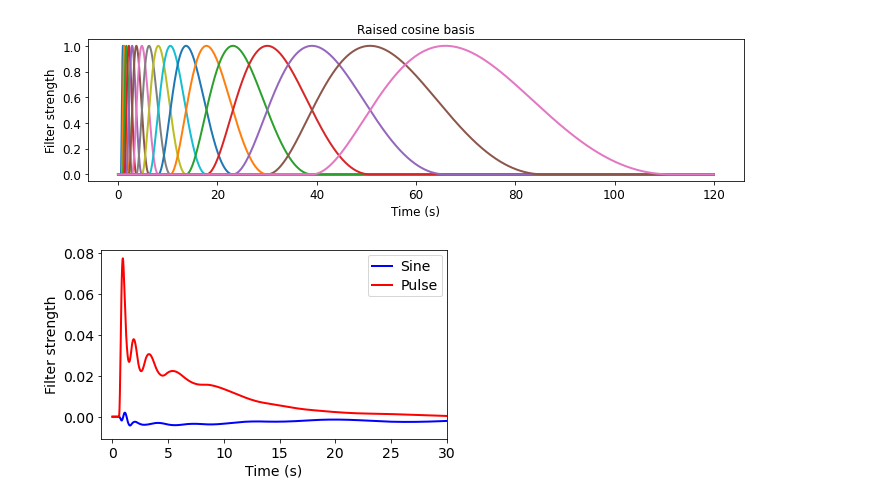
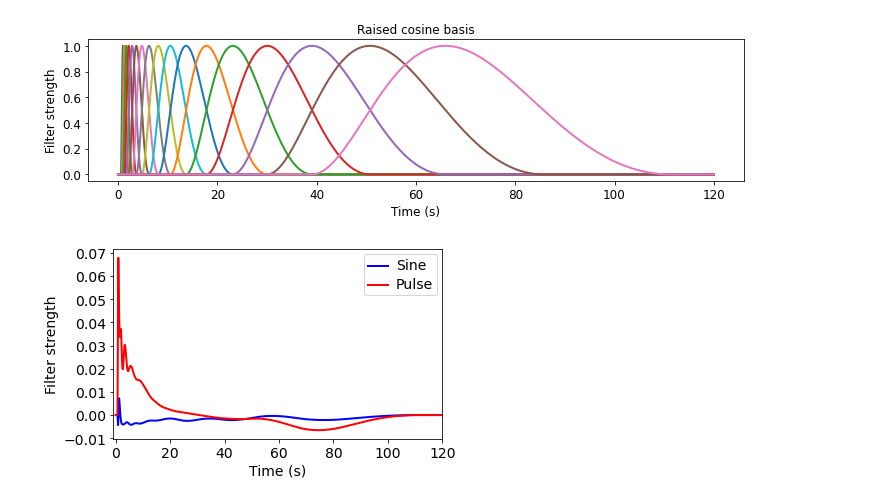
Before and after one commit to rkp8000/inferring-neural-codes, a Jupyter notebook: 3_B_fit_behav_from_lin_song_feats.ipynb, the cells around one changed output. Drawn from its saved outputs; the diff is of its cells as text; code cells hidden in the pictures.

```diff
--- a/3_B_fit_behav_from_lin_song_feats.ipynb
+++ b/3_B_fit_behav_from_lin_song_feats.ipynb
@@ -154,25 +154,25 @@ set_plot(ax, x_label='Time (s)', y_label='Filter strength', title='Raised cosine
 # %%
 if BASIS == 'rect':
     hs = hs_rect
 elif BASIS == 'rc':
     hs = hs_rc
 
 fig, ax = plt.subplots(1, 1, figsize=(6, 3.5), tight_layout=True)
 # sine filter
 w_s = data['w'].mean(0)[:len(hs)]
 h_s = w_s@hs
 
 w_p = data['w'].mean(0)[len(hs):]
 h_p = w_p@hs
 
 ax.plot(T_H, h_s, c='b', lw=2)
 ax.plot(T_H, h_p, c='r', lw=2)
 
-ax.set_xlim(-1, 30)
+ax.set_xlim(-1, 120)
 ax.set_xlabel('Time (s)')
 ax.set_ylabel('Filter strength')
 ax.legend(['Sine', 'Pulse'])
 
 set_plot(ax, font_size=14)
 # %% [output]
-[figure, old version]
+[figure, new version]
```
Also changed, not shown: parts of 1 cell of this notebook, 29 other files.
